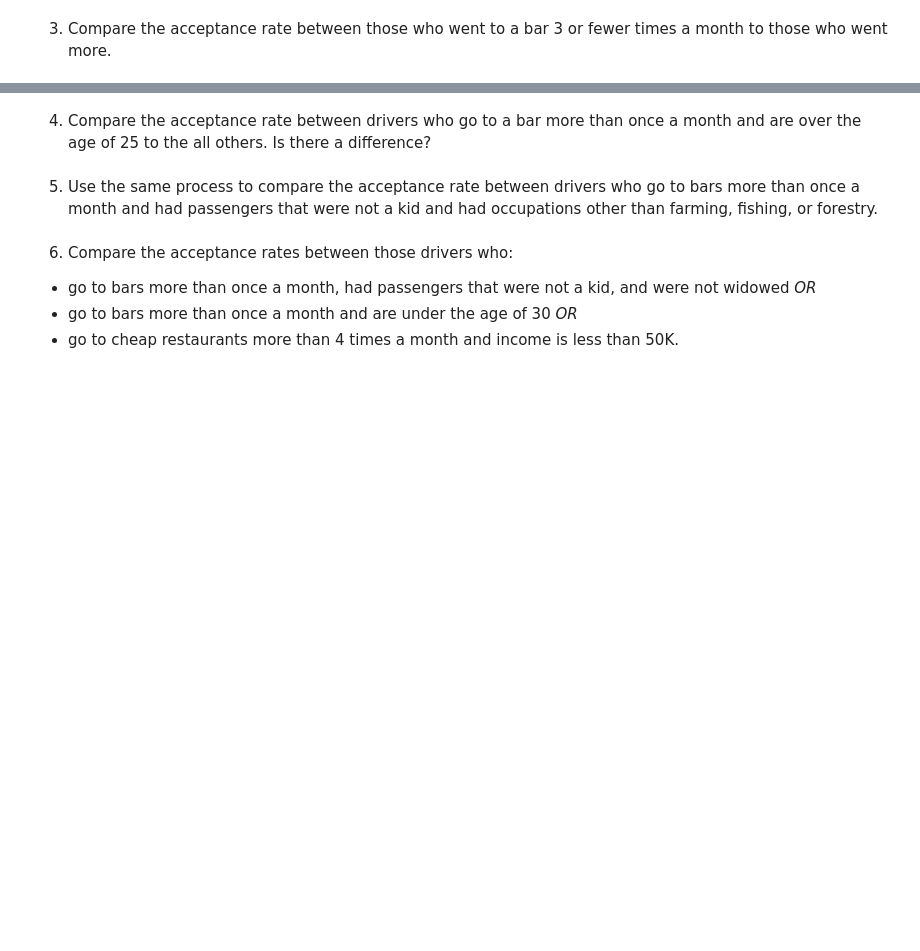
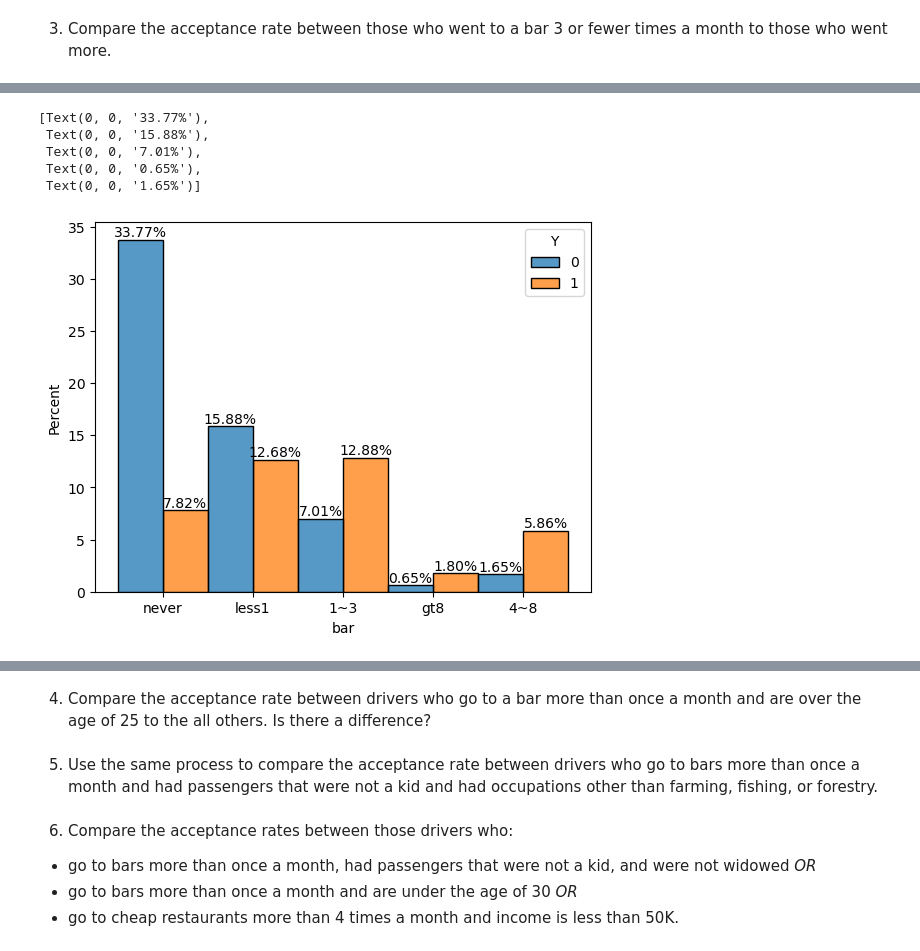
Before and after one commit to tophburns/assignment_5_1, a Jupyter notebook: prompt.ipynb, the cells around one changed output, grey strips where cells are left out. Drawn from its saved outputs; the diff is of its cells as text; code cells hidden in the pictures; blank space fills up the shorter version.

```diff
--- a/prompt.ipynb
+++ b/prompt.ipynb
@@ -243,0 +494,11 @@ Now, we will lead you through an exploration of just the bar related coupons.
+# %%
+ax = sns.histplot(df_bar, x='bar', hue='Y', multiple='dodge', stat='percent')
+ax.bar_label(ax.containers[0], fmt='%.2f%%')
+ax.bar_label(ax.containers[1], fmt='%.2f%%')
+# %% [output]
+[Text(0, 0, '33.77%'),
+ Text(0, 0, '15.88%'),
+ Text(0, 0, '7.01%'),
+ Text(0, 0, '0.65%'),
+ Text(0, 0, '1.65%')]
+[figure, added]
```
Also changed, not shown: parts of 37 cells of this notebook.
